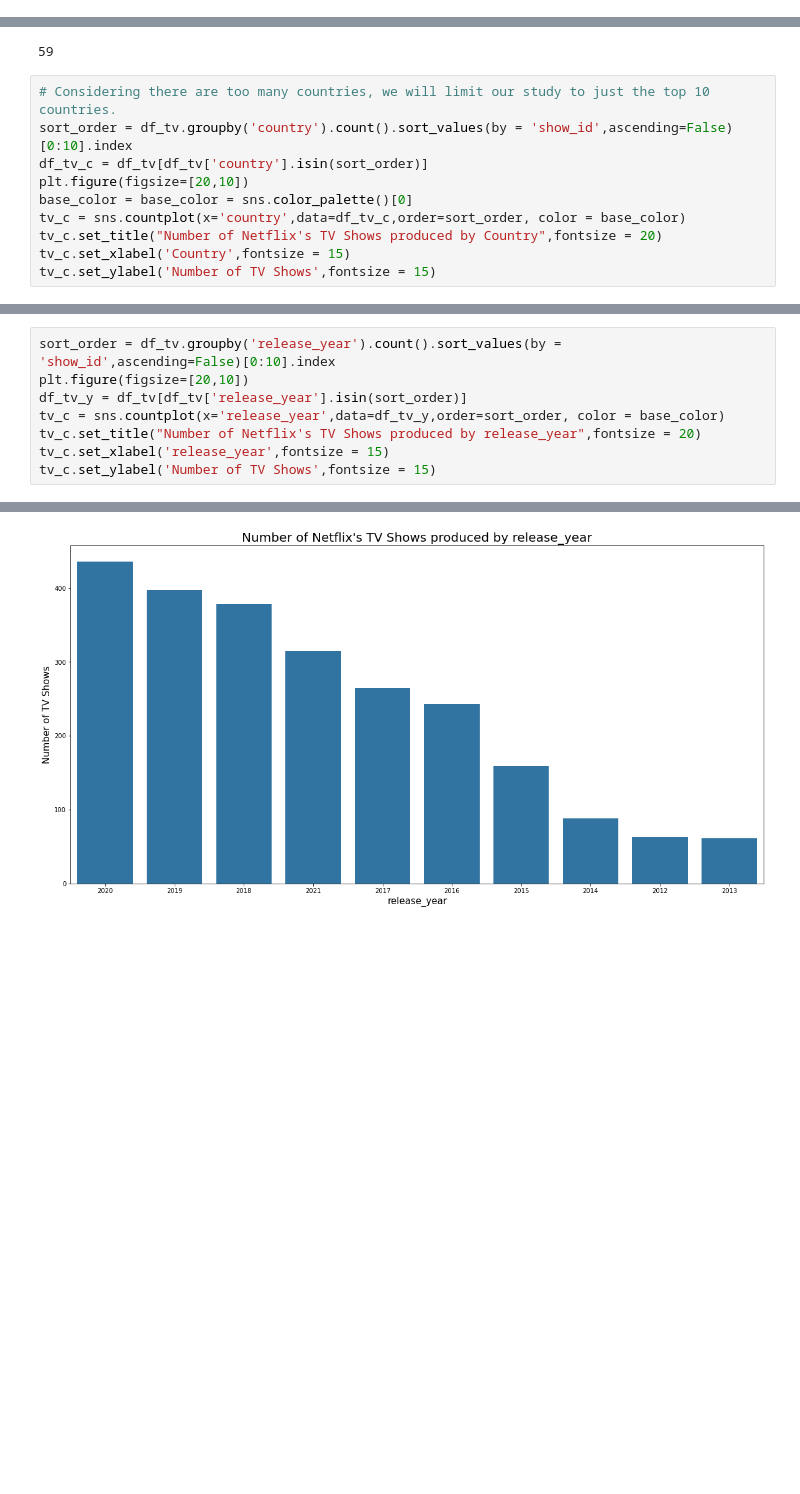
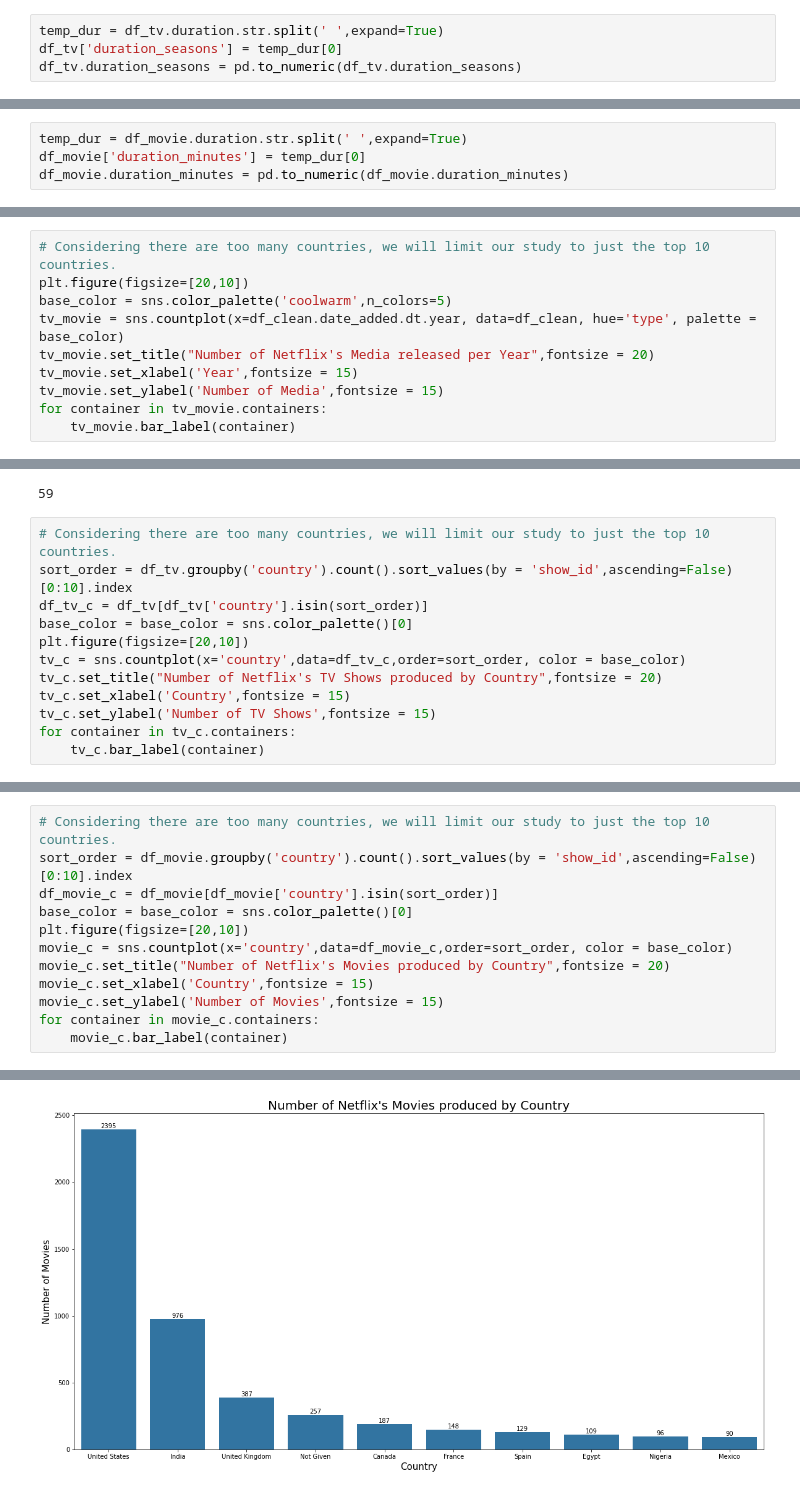
Before and after one commit to Mannygcg/Netflix-Data--Cleaning--Analysis-and-Visualisation, a Jupyter notebook: Netflix_Data_Wrangling_and_Visualisation.ipynb, the cells around one changed output, grey strips where cells are left out. Saved outputs shown, nothing was run; the diff lists cells and outputs as text; blank space fills up the shorter version.

Commit message:
Visualisation and Comments
Missing final report

```diff
--- a/Netflix_Data_Wrangling_and_Visualisation.ipynb
+++ b/Netflix_Data_Wrangling_and_Visualisation.ipynb
@@ -260,0 +269,4 @@ df_movie.head()
+# %%
+temp_dur = df_tv.duration.str.split(' ',expand=True)
+df_tv['duration_seasons'] = temp_dur[0]
+df_tv.duration_seasons = pd.to_numeric(df_tv.duration_seasons)
@@ -260,0 +284,4 @@ df_movie.head()
+# %%
+temp_dur = df_movie.duration.str.split(' ',expand=True)
+df_movie['duration_minutes'] = temp_dur[0]
+df_movie.duration_minutes = pd.to_numeric(df_movie.duration_minutes)
@@ -276,0 +338,10 @@ In this section of the report we will explore the answers for the following ques
+# %%
+# Considering there are too many countries, we will limit our study to just the top 10 countries.
+plt.figure(figsize=[20,10])
+base_color = sns.color_palette('coolwarm',n_colors=5)
+tv_movie = sns.countplot(x=df_clean.date_added.dt.year, data=df_clean, hue='type', palette = base_color)
+tv_movie.set_title("Number of Netflix's Media released per Year",fontsize = 20)
+tv_movie.set_xlabel('Year',fontsize = 15)
+tv_movie.set_ylabel('Number of Media',fontsize = 15)
+for container in tv_movie.containers:
+    tv_movie.bar_label(container)
@@ -285,10 +368,12 @@ len(df_tv.groupby('country').count().index)
 # Considering there are too many countries, we will limit our study to just the top 10 countries.
 sort_order = df_tv.groupby('country').count().sort_values(by = 'show_id',ascending=False)[0:10].index
 df_tv_c = df_tv[df_tv['country'].isin(sort_order)]
+base_color = base_color = sns.color_palette()[0]
 plt.figure(figsize=[20,10])
-base_color = base_color = sns.color_palette()[0]
 tv_c = sns.countplot(x='country',data=df_tv_c,order=sort_order, color = base_color)
 tv_c.set_title("Number of Netflix's TV Shows produced by Country",fontsize = 20)
 tv_c.set_xlabel('Country',fontsize = 15)
 tv_c.set_ylabel('Number of TV Shows',fontsize = 15)
+for container in tv_c.containers:
+    tv_c.bar_label(container)
 # %% [output]
@@ -327,9 +544,13 @@ len(df_tv.groupby('release_year').count().index)
 # %%
-sort_order = df_tv.groupby('release_year').count().sort_values(by = 'show_id',ascending=False)[0:10].index
+# Considering there are too many countries, we will limit our study to just the top 10 countries.
+sort_order = df_movie.groupby('country').count().sort_values(by = 'show_id',ascending=False)[0:10].index
+df_movie_c = df_movie[df_movie['country'].isin(sort_order)]
+base_color = base_color = sns.color_palette()[0]
 plt.figure(figsize=[20,10])
-df_tv_y = df_tv[df_tv['release_year'].isin(sort_order)]
-tv_c = sns.countplot(x='release_year',data=df_tv_y,order=sort_order, color = base_color)
-tv_c.set_title("Number of Netflix's TV Shows produced by release_year",fontsize = 20)
-tv_c.set_xlabel('release_year',fontsize = 15)
-tv_c.set_ylabel('Number of TV Shows',fontsize = 15)
+movie_c = sns.countplot(x='country',data=df_movie_c,order=sort_order, color = base_color)
+movie_c.set_title("Number of Netflix's Movies produced by Country",fontsize = 20)
+movie_c.set_xlabel('Country',fontsize = 15)
+movie_c.set_ylabel('Number of Movies',fontsize = 15)
+for container in movie_c.containers:
+    movie_c.bar_label(container)
 # %% [output]
@@ -337 +557 @@ Text(0, 0.5, 'Number of TV Shows')
-[figure, old version]
+[figure, new version]
```
Also changed, not shown: parts of 35 cells of this notebook, 2 other files.
